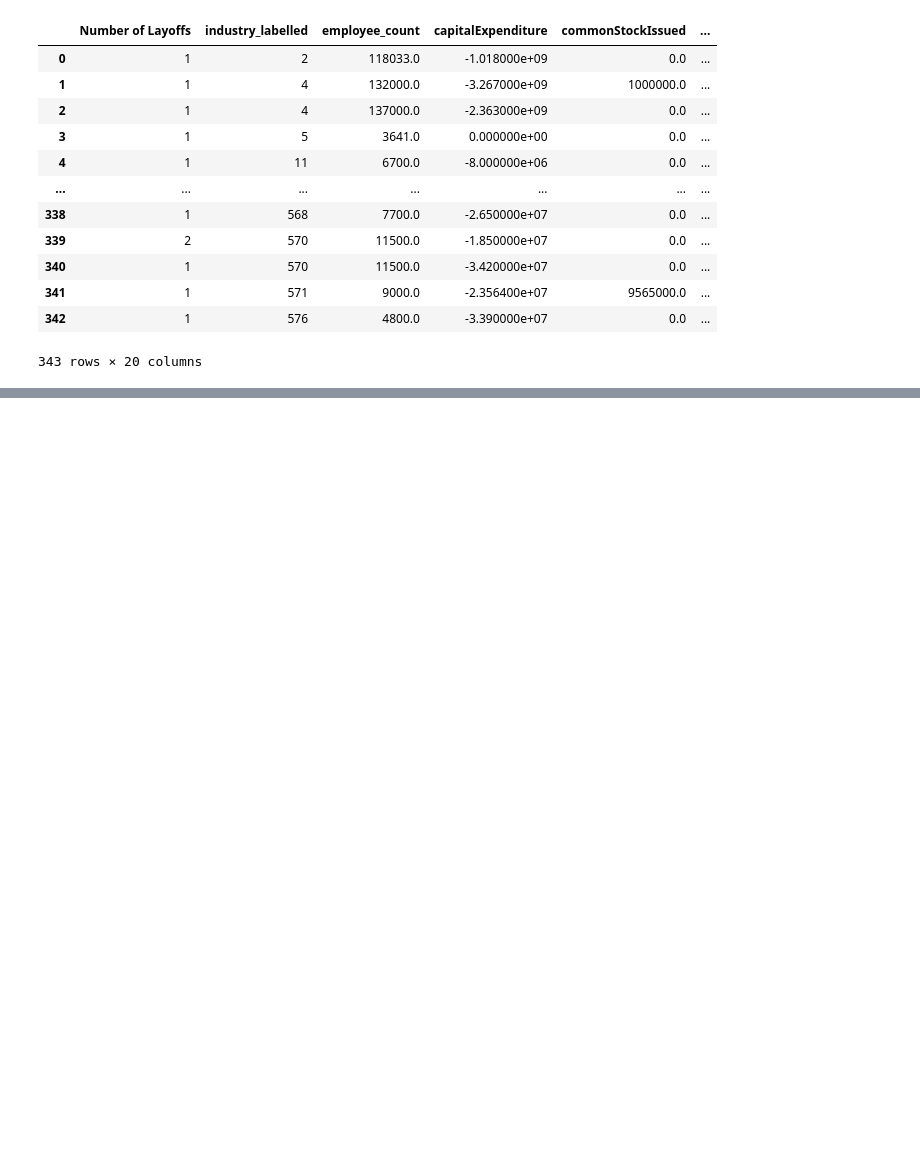
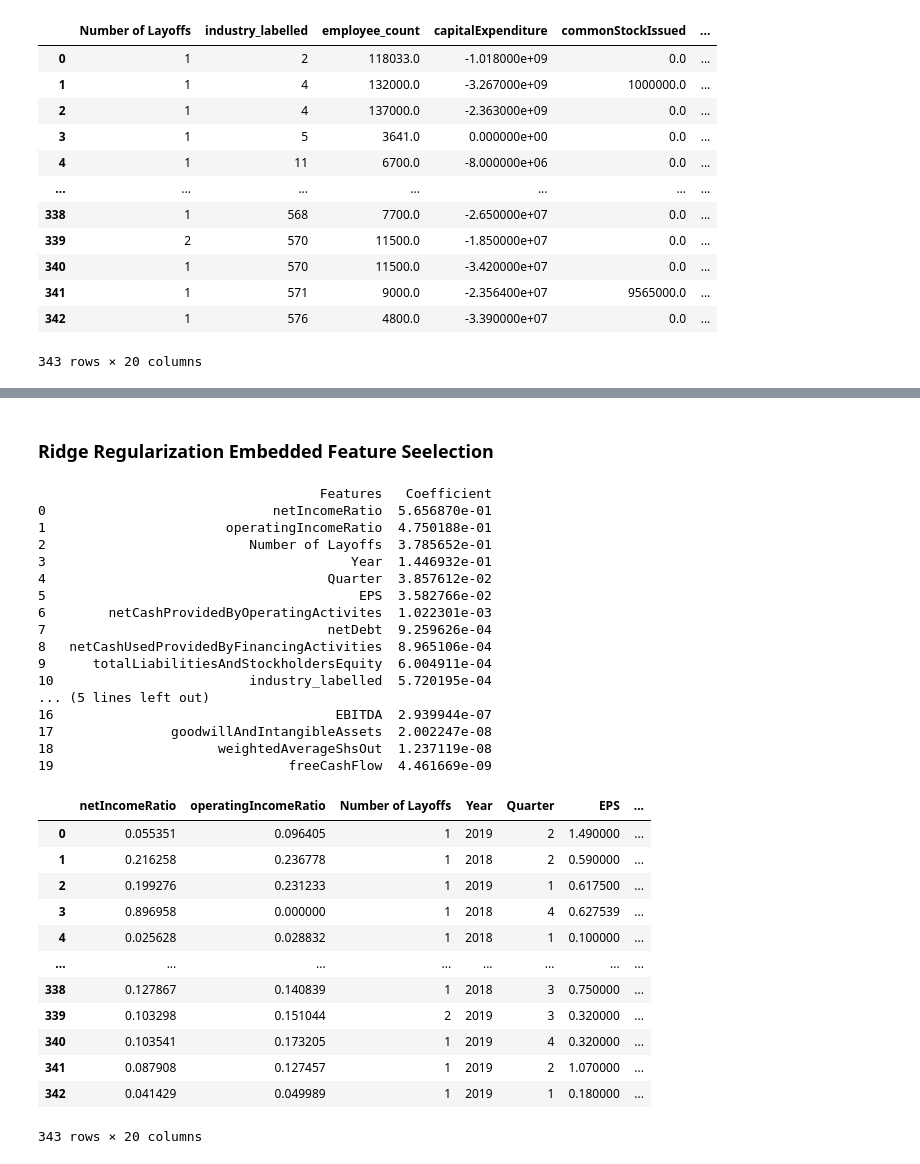
Before and after one commit to fatbuddy/layoffs-decoded, a Jupyter notebook: analysis/embedded_method_extraction.ipynb, the cells around one changed output, grey strips where cells are left out. Drawn from its saved outputs; the diff is of its cells as text; code cells hidden in the pictures; blank space fills up the shorter version.

```diff
--- a/analysis/embedded_method_extraction.ipynb
+++ b/analysis/embedded_method_extraction.ipynb
@@ -139 +145,3 @@ postcovid_df[postcovid_features['Features']]
 104 rows × 20 columns
+# %% [markdown]
+### Ridge Regularization Embedded Feature Seelection
@@ -139,0 +153,34 @@ postcovid_df[postcovid_features['Features']]
+# %%
+print(precovid_ridge_features)
+precovid_df[precovid_ridge_features['Features']]
+# %% [output]
+                                    Features   Coefficient
+0                             netIncomeRatio  5.656870e-01
+1                       operatingIncomeRatio  4.750188e-01
+2                          Number of Layoffs  3.785652e-01
+3                                       Year  1.446932e-01
+4                                    Quarter  3.857612e-02
+5                                        EPS  3.582766e-02
+6        netCashProvidedByOperatingActivites  1.022301e-03
+7                                    netDebt  9.259626e-04
+8   netCashUsedProvidedByFinancingActivities  8.965106e-04
+9      totalLiabilitiesAndStockholdersEquity  6.004911e-04
+10                         industry_labelled  5.720195e-04
+... (5 lines left out)
+16                                    EBITDA  2.939944e-07
+17               goodwillAndIntangibleAssets  2.002247e-08
+18                     weightedAverageShsOut  1.237119e-08
+19                              freeCashFlow  4.461669e-09
+|  | netIncomeRatio | operatingIncomeRatio | Number of Layoffs | Year | Quarter | EPS | ... |
+| 0 | 0.055351 | 0.096405 | 1 | 2019 | 2 | 1.490000 | ... |
+| 1 | 0.216258 | 0.236778 | 1 | 2018 | 2 | 0.590000 | ... |
+| 2 | 0.199276 | 0.231233 | 1 | 2019 | 1 | 0.617500 | ... |
+| 3 | 0.896958 | 0.000000 | 1 | 2018 | 4 | 0.627539 | ... |
+| 4 | 0.025628 | 0.028832 | 1 | 2018 | 1 | 0.100000 | ... |
+| ... | ... | ... | ... | ... | ... | ... | ... |
+| 338 | 0.127867 | 0.140839 | 1 | 2018 | 3 | 0.750000 | ... |
+| 339 | 0.103298 | 0.151044 | 2 | 2019 | 3 | 0.320000 | ... |
+| 340 | 0.103541 | 0.173205 | 1 | 2019 | 4 | 0.320000 | ... |
+| 341 | 0.087908 | 0.127457 | 1 | 2019 | 2 | 1.070000 | ... |
+| 342 | 0.041429 | 0.049989 | 1 | 2019 | 1 | 0.180000 | ... |
+343 rows × 20 columns
```
Also changed, not shown: parts of 8 cells of this notebook.
